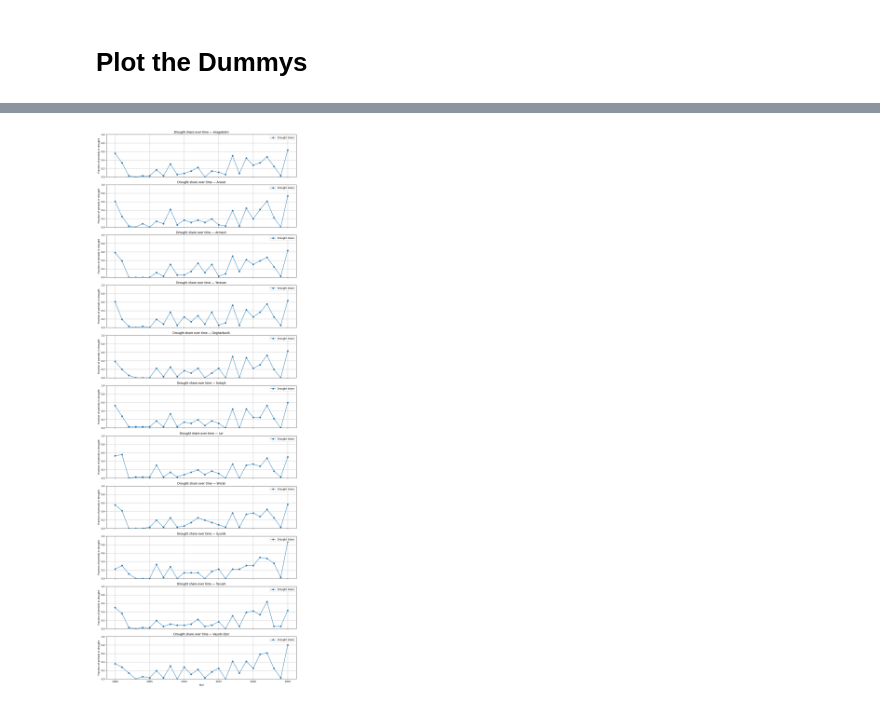
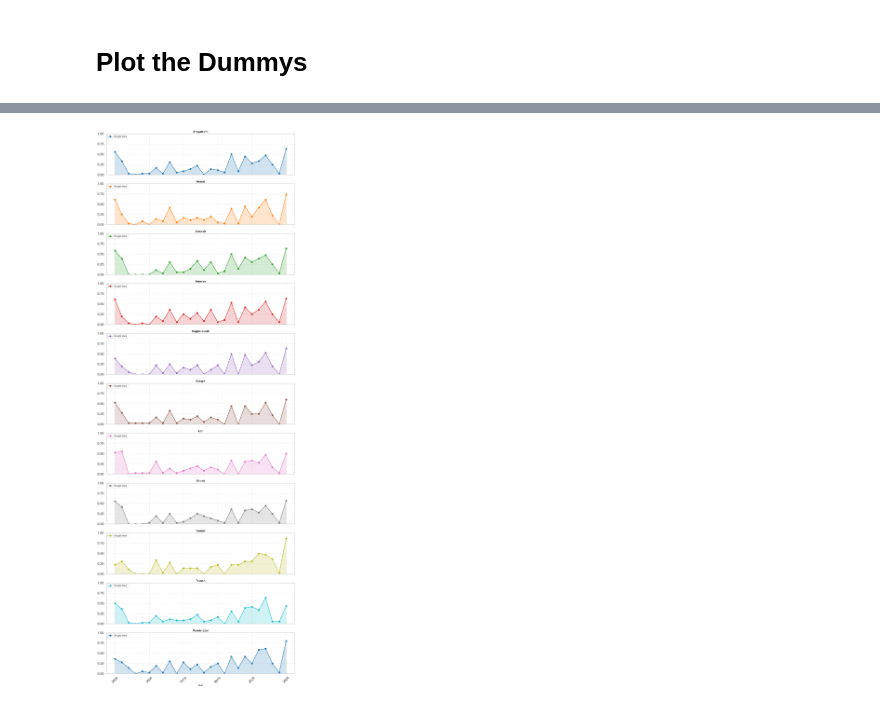
Before and after one commit to theshufflebee/dev-arm, a Jupyter notebook: data_processing/data_extraction.ipynb, the cells around one changed output, grey strips where cells are left out. Saved outputs shown, nothing was run; the diff lists cells and outputs as text; code cells hidden in the pictures.

```diff
--- a/data_processing/data_extraction.ipynb
+++ b/data_processing/data_extraction.ipynb
@@ -9,6 +9,9 @@ import os
 import imageio
 from pathlib import Path
 
-df_worker = pd.read_csv('drought_data_output/spei3_hf_raw.csv')
+notebook_dir = Path().resolve()
+parent_dir = notebook_dir.parent
+
+df_worker = pd.read_csv(parent_dir / 'drought_data_output/spei3_hf_raw.csv')
 df_worker['date'] = pd.to_datetime(df_worker['date'])
 # %%
@@ -73,19 +91,18 @@ def check_total_droughts(series, threshold=thresh, n_required=min_obs):
 # %% [markdown]
 # Prepare Full Data
 # %%
-df_worker = pd.read_csv('drought_data_output/spei3_hf_raw.csv')
+df_worker = pd.read_csv(parent_dir / 'drought_data_output/spei3_hf_raw.csv')
 df_worker['date'] = pd.to_datetime(df_worker['date'])
 df_worker['year'] = df_worker['date'].dt.year
 
-# Example: monthly SPEI series for a district
 # Step 1: Mark drought months (1 if below threshold)
 df_worker['drought_flag'] = (df_worker['mean_spei'] <= thresh).astype(int)
-# Step 2: Group by year and apply checks
+# Step 2: Group by year and apply checks -> by year
 yearly = df_worker.groupby(['district', 'year'])['mean_spei'].agg([
     lambda x: check_consecutive_drought(x),  # 1 if >= n_consecutive
     lambda x: check_total_droughts(x), # 1 if >= min_obs
     lambda x: x.le(thresh).mean(),  # fraction of months that are drought
-    lambda x: np.mean(x)  # fraction of months that are drought
+    lambda x: np.mean(x)  # mean spei
 ])
 yearly.columns = ['consec_drought', 'total_droughts', 'share', 'avg_spei3']
 yearly = yearly.reset_index()
@@ -97,7 +114,7 @@ yearly['district'] = yearly['district'].replace({
     'Lori': 'Lor',
 })
 
-yearly.to_csv('drought_data_output/spei3_yearly_master.csv', index=False)
+yearly.to_csv(parent_dir / 'drought_data_output/spei3_yearly_master.csv', index=False)
 # %% [markdown]
 # Plot the Dummys
 # %%
@@ -144,27 +180,44 @@ plt.show()
 # %%
 import matplotlib.pyplot as plt
+import seaborn as sns
+
+# Set seaborn style for nicer aesthetics
+sns.set_theme(style="whitegrid", context="talk", palette="tab10")
 
 # --- Plot share of droughts for each district ---
 districts = yearly['district'].unique()
 n_districts = len(districts)
 
-fig, axes = plt.subplots(n_districts, 1, figsize=(12, 3*n_districts), sharex=True)
+fig, axes = plt.subplots(n_districts, 1, figsize=(14, 3.5*n_districts), sharex=True)
 
 if n_districts == 1:
     axes = [axes]  # ensure axes is iterable
 
-for ax, district in zip(axes, districts):
+# Optional: assign colors to districts
+colors = sns.color_palette("tab10", n_districts)
+
+for ax, district, color in zip(axes, districts, colors):
     data = yearly[yearly['district'] == district]
-    ax.plot(data['year'], data['share'], marker='o', label='Drought share')
-    ax.set_ylabel('Fraction of periods in drought')
-    ax.set_title(f'Drought share over time — {district}')
-    ax.grid(True)
+
+    # Smooth line with markers
+    ax.plot(data['year'], data['share'], marker='o', markersize=8,
+            linewidth=2, color=color, label='Drought share')
+
+    # Fill under the curve for visual emphasis
+    ax.fill_between(data['year'], 0, data['share'], color=color, alpha=0.2)
+
+    ax.set_title(f'{district}', fontsize=14, fontweight='bold')
+    ax.grid(True, which='both', linestyle='--', linewidth=0.7, alpha=0.7)
     ax.set_ylim(0, 1)
-    ax.axhline(y=0, color='black', linewidth=0.8)
-    ax.legend()
+    ax.set_yticks([0, 0.25, 0.5, 0.75, 1])
+    ax.axhline(y=0, color='black', linewidth=1)
+    ax.legend(loc='upper left', fontsize=10)
 
-axes[-1].set_xlabel('Year')
+axes[-1].set_xlabel('Year', fontsize=12)
+plt.xticks(rotation=45)
 plt.tight_layout()
+
+plt.savefig(parent_dir / 'figures/spei3_drought_share_timeseries.png', dpi=300, bbox_inches='tight')
 plt.show()
 # %% [output]
-[figure, old version]
+[figure, new version]
```
Also changed, not shown: parts of 3 cells of this notebook, 4 other files.
